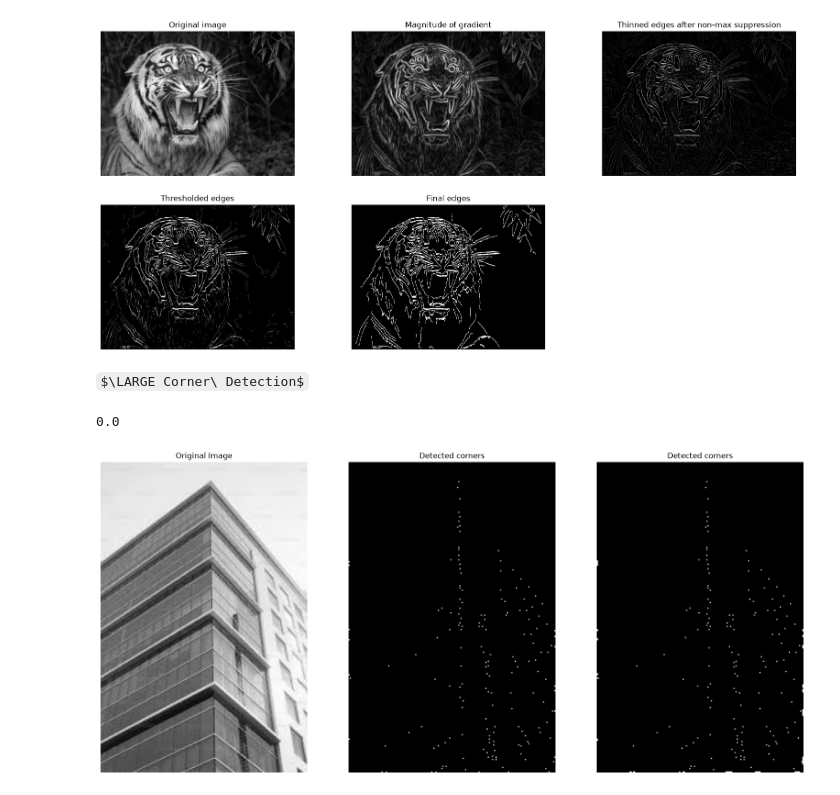
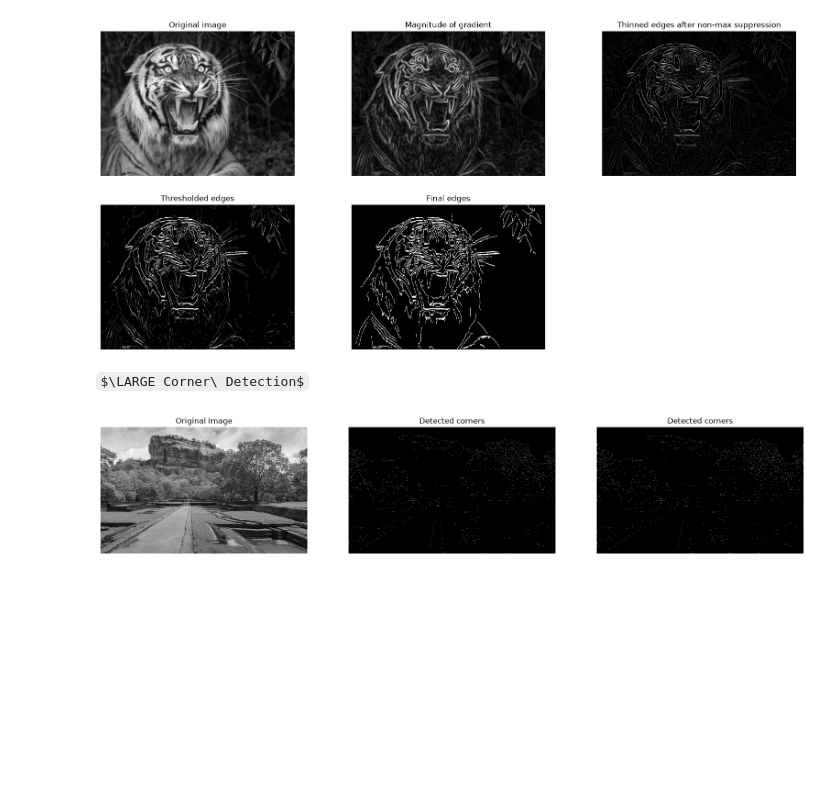
Before and after one commit to codingNR29/Image-processing, a Jupyter notebook: 04 Edges, Corners and Blobs.ipynb, the cells around one changed output. Drawn from its saved outputs; the diff is of its cells as text; code cells hidden in the pictures; some formulas as TeX source; blank space fills up the shorter version.

```diff
--- a/04 Edges, Corners and Blobs.ipynb
+++ b/04 Edges, Corners and Blobs.ipynb
@@ -322,7 +322,7 @@ plt.show()
 $\LARGE Corner\ Detection$
 # %%
 #Loading the sample image
-im = cv.imread('images/Building.jpg', cv.IMREAD_GRAYSCALE)
+im = cv.imread('images/sigiriya.jpg', cv.IMREAD_GRAYSCALE)
 assert im is not None
 
 #Derivative filters
@@ -398,6 +398,10 @@ def NMS_corners(thresholded_image):
             magnitude = thresholded_image[i, j]
             is_local_max = True #Assuming this pixel is the local maximum
 
+            #No need to check if the magnitude is 0
+            if magnitude == 0:
+                continue
+
             #Going through the neighbours
             for di, dj in neighbours:
                 ni = di + i
@@ -424,34 +428,32 @@ corners_scratch = NMS_corners(im_thresh)
 
 #Non Maximum Supression from OpneCV
 #Dilate the thresholded image (scans a 3x3 window and grabs the max)
 im_thresh_dilated = cv.dilate(im_thresh, np.ones((3,3), np.uint8))
 
 #A pixel is a true corner if its original value matches the dilated value
 is_local_max = (im_thresh == im_thresh_dilated) & (im_thresh > 0)
 
 #Blank image to store corners
 corners_openCV = np.zeros_like(im_thresh_dilated)
 
 #Assigning values
 corners_openCV[is_local_max] = 255
 
-fig, ax = plt.subplots(1, 3, figsize = (20, 20))
+fig, ax = plt.subplots(1, 3, figsize = (20, 15))
 ax[0].imshow(im, cmap = 'grey')
 ax[0].set_title("Original Image")
 
 ax[1].imshow(corners_openCV, cmap = 'grey')
 ax[1].set_title("Detected corners")
 
 ax[2].imshow(corners_scratch, cmap = 'grey')
 ax[2].set_title("Detected corners")
 
 
 for a in ax:
     a.axis('off')
 
-print(np.max(corners_openCV - corners_scratch))
 
 plt.show()
 # %% [output]
-0.0
-[figure, old version]
+[figure, new version]
```
